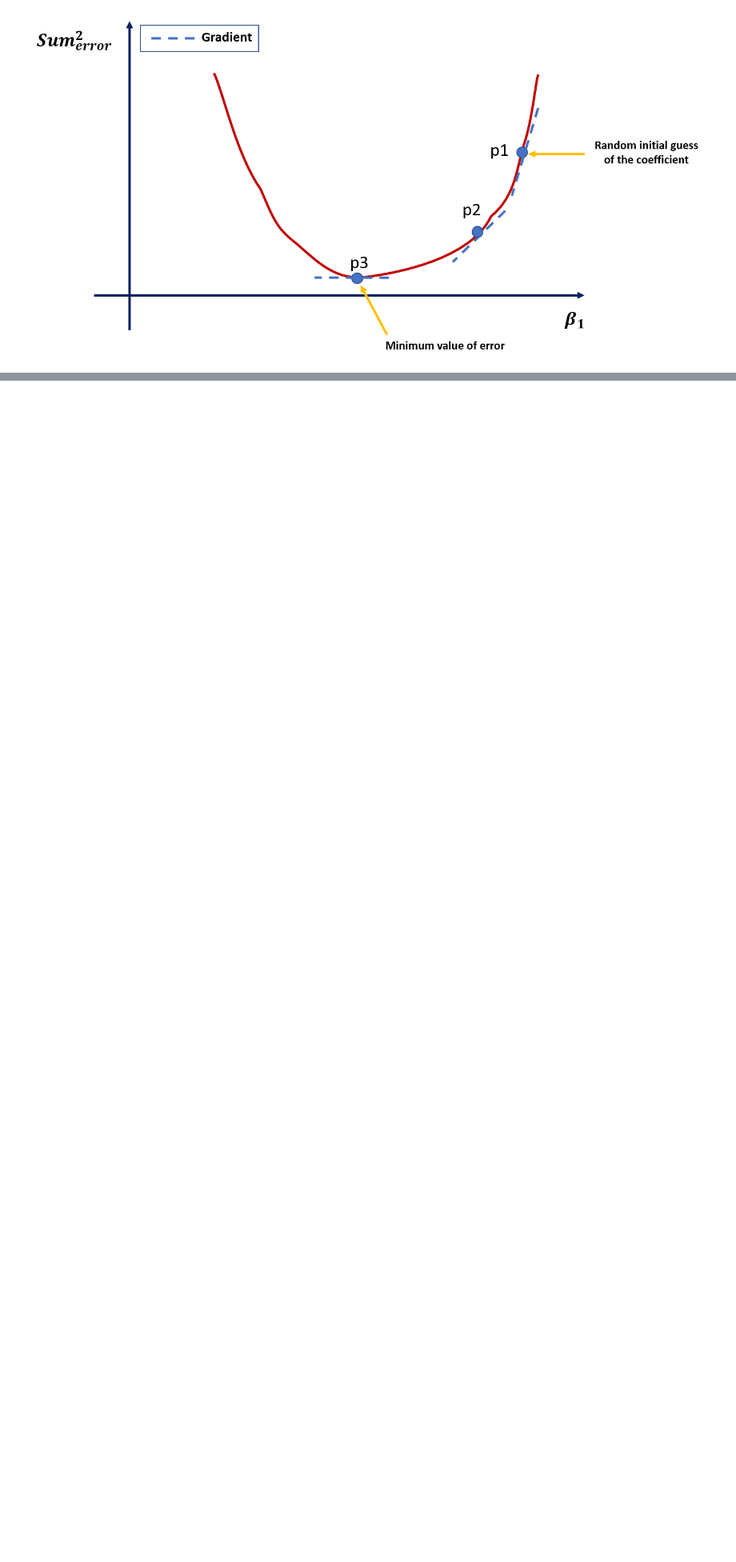
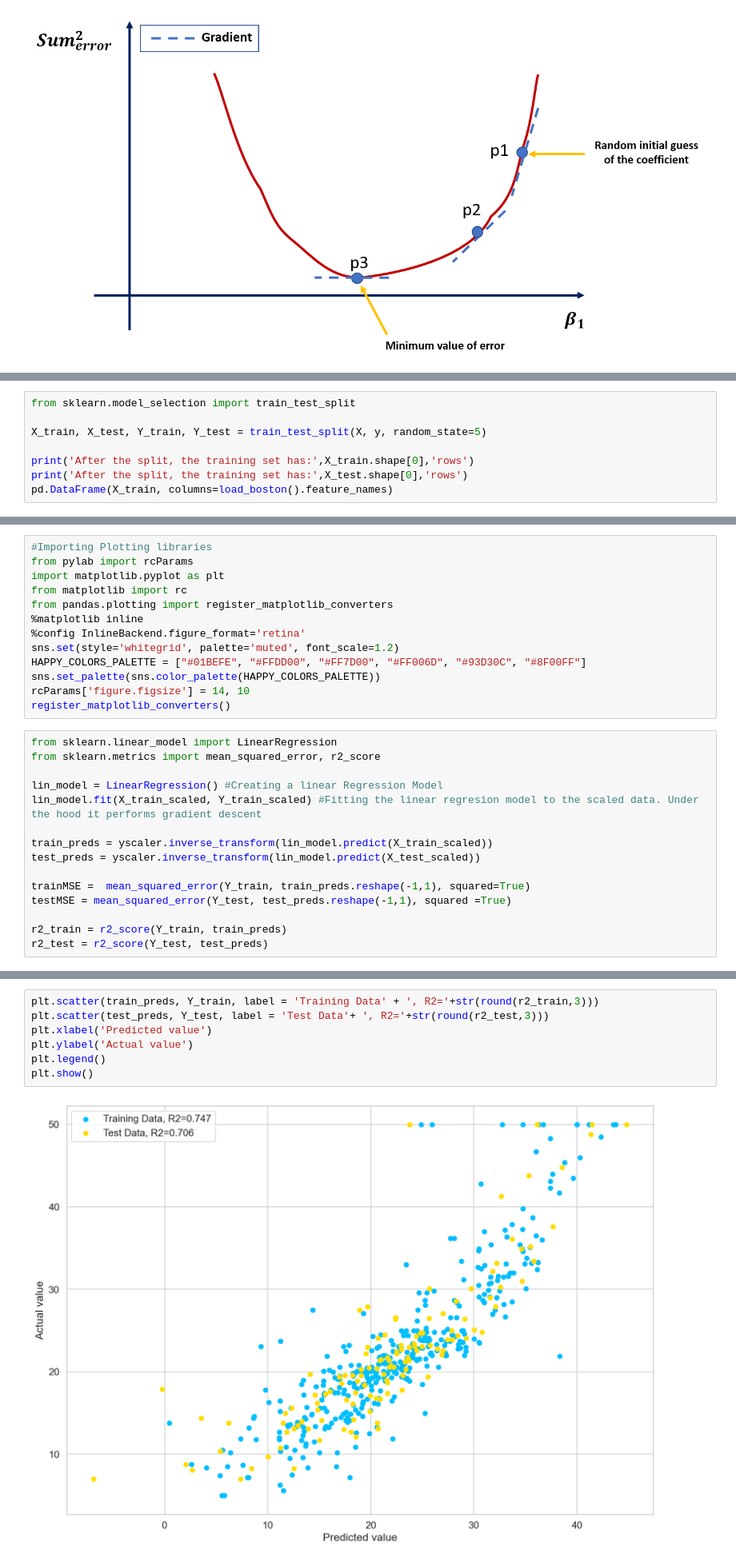
Before and after one commit to geosaRW/DS_blog, a Jupyter notebook: nbviewer_trial.ipynb, the cells around one changed output, grey strips where cells are left out. Shown: that part at 80% size. Saved outputs shown, nothing was run; the diff lists cells and outputs as text; blank space fills up the shorter version.

```diff
--- a/nbviewer_trial.ipynb
+++ b/nbviewer_trial.ipynb
@@ -90,0 +173,8 @@ Image(filename='C:\\Users\\geosa\\OneDrive - ROCKWOOL Group\\Desktop\\gradient_d
+# %%
+from sklearn.model_selection import train_test_split
+
+X_train, X_test, Y_train, Y_test = train_test_split(X, y, random_state=5)
+
+print('After the split, the training set has:',X_train.shape[0],'rows')
+print('After the split, the training set has:',X_test.shape[0],'rows')
+pd.DataFrame(X_train, columns=load_boston().feature_names)
@@ -90,0 +236,28 @@ Image(filename='C:\\Users\\geosa\\OneDrive - ROCKWOOL Group\\Desktop\\gradient_d
+# %%
+#Importing Plotting libraries
+from pylab import rcParams
+import matplotlib.pyplot as plt
+from matplotlib import rc
+from pandas.plotting import register_matplotlib_converters
+%matplotlib inline
+%config InlineBackend.figure_format='retina'
+sns.set(style='whitegrid', palette='muted', font_scale=1.2)
+HAPPY_COLORS_PALETTE = ["#01BEFE", "#FFDD00", "#FF7D00", "#FF006D", "#93D30C", "#8F00FF"]
+sns.set_palette(sns.color_palette(HAPPY_COLORS_PALETTE))
+rcParams['figure.figsize'] = 14, 10
+register_matplotlib_converters()
+# %%
+from sklearn.linear_model import LinearRegression
+from sklearn.metrics import mean_squared_error, r2_score
+
+lin_model = LinearRegression() #Creating a linear Regression Model
+lin_model.fit(X_train_scaled, Y_train_scaled) #Fitting the linear regresion model to the scaled data. Under the hood it performs gradient descent
+
+train_preds = yscaler.inverse_transform(lin_model.predict(X_train_scaled))
+test_preds = yscaler.inverse_transform(lin_model.predict(X_test_scaled))
+
+trainMSE =  mean_squared_error(Y_train, train_preds.reshape(-1,1), squared=True)
+testMSE = mean_squared_error(Y_test, test_preds.reshape(-1,1), squared =True)
+
+r2_train = r2_score(Y_train, train_preds)
+r2_test = r2_score(Y_test, test_preds)
@@ -90,0 +290,9 @@ Image(filename='C:\\Users\\geosa\\OneDrive - ROCKWOOL Group\\Desktop\\gradient_d
+# %%
+plt.scatter(train_preds, Y_train, label = 'Training Data' + ', R2='+str(round(r2_train,3)))
+plt.scatter(test_preds, Y_test, label = 'Test Data'+ ', R2='+str(round(r2_test,3)))
+plt.xlabel('Predicted value')
+plt.ylabel('Actual value')
+plt.legend()
+plt.show()
+# %% [output]
+[figure, added]
```
Also changed, not shown: parts of 36 cells of this notebook.
